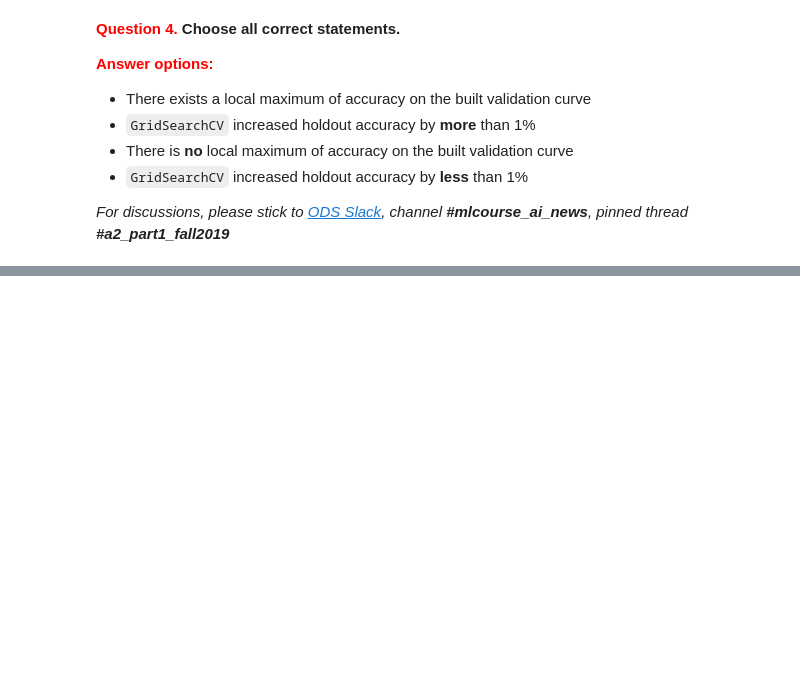
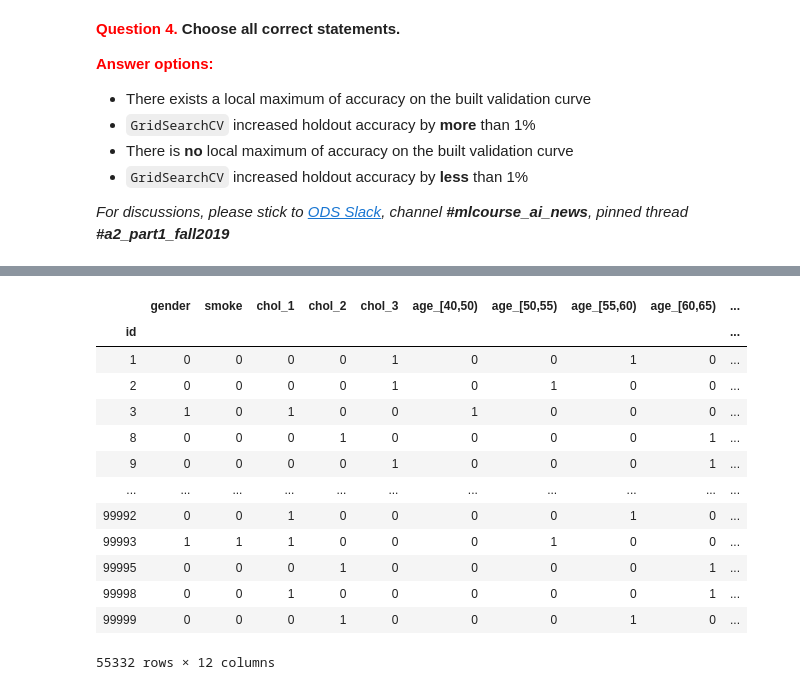
Before and after one commit to Kodluyoruz-Veri-Bilimi-Bootcamp/assignment2-classification-nbsas, a Jupyter notebook: assignment2_part1_decision_trees.ipynb, the cells around one changed output, grey strips where cells are left out. Drawn from its saved outputs; the diff is of its cells as text; code cells hidden in the pictures; blank space fills up the shorter version.

```diff
--- a/assignment2_part1_decision_trees.ipynb
+++ b/assignment2_part1_decision_trees.ipynb
@@ -366,0 +363,17 @@ Create a decision tree with the limitation `max_depth=3` and train it on the who
+# %%
+df5 = df2[['age','gender','ap_hi', 'smoke', 'chol_1', 'chol_2', 'chol_3']].copy()
+
+age_bins= [39.5, 49.5, 54.5, 59.5, 64.5]
+age_labels = ["[40,50)", "[50,55)", "[55,60)", "[60,65)"]
+catAgeDF = pd.cut(df5['age'],bins=age_bins, labels = age_labels)
+df5.age = catAgeDF
+
+aphi_bins= [119.5, 139.5, 159.5, 179.5]
+aphi_labels = ["[120,140)", "[140,160)", "[160,180)"]
+catAphiDF = pd.cut(df5['ap_hi'],bins=aphi_bins, labels= aphi_labels)
+df5.ap_hi = catAphiDF
+
+df5.gender = df5.gender.map({1: 0, 2: 1})
+df5 = df5.dropna(how='any')
+
+print(df5)
@@ -366,0 +396,19 @@ Create a decision tree with the limitation `max_depth=3` and train it on the who
+# %%
+df6 = pd.concat([df5.drop('age', axis=1), pd.get_dummies(df5.age, prefix='age')], axis=1)
+df7 = pd.concat([df6.drop('ap_hi', axis=1), pd.get_dummies(df6.ap_hi, prefix='ap_hi')], axis=1)
+df7
+# %% [output]
+|  | gender | smoke | chol_1 | chol_2 | chol_3 | age_[40,50) | age_[50,55) | age_[55,60) | age_[60,65) | ... |
+| id |  |  |  |  |  |  |  |  |  | ... |
+| 1 | 0 | 0 | 0 | 0 | 1 | 0 | 0 | 1 | 0 | ... |
+| 2 | 0 | 0 | 0 | 0 | 1 | 0 | 1 | 0 | 0 | ... |
+| 3 | 1 | 0 | 1 | 0 | 0 | 1 | 0 | 0 | 0 | ... |
+| 8 | 0 | 0 | 0 | 1 | 0 | 0 | 0 | 0 | 1 | ... |
+| 9 | 0 | 0 | 0 | 0 | 1 | 0 | 0 | 0 | 1 | ... |
+| ... | ... | ... | ... | ... | ... | ... | ... | ... | ... | ... |
+| 99992 | 0 | 0 | 1 | 0 | 0 | 0 | 0 | 1 | 0 | ... |
+| 99993 | 1 | 1 | 1 | 0 | 0 | 0 | 1 | 0 | 0 | ... |
+| 99995 | 0 | 0 | 0 | 1 | 0 | 0 | 0 | 0 | 1 | ... |
+| 99998 | 0 | 0 | 1 | 0 | 0 | 0 | 0 | 0 | 1 | ... |
+| 99999 | 0 | 0 | 0 | 1 | 0 | 0 | 0 | 1 | 0 | ... |
+55332 rows × 12 columns
```
Also changed, not shown: parts of 3 cells of this notebook.
